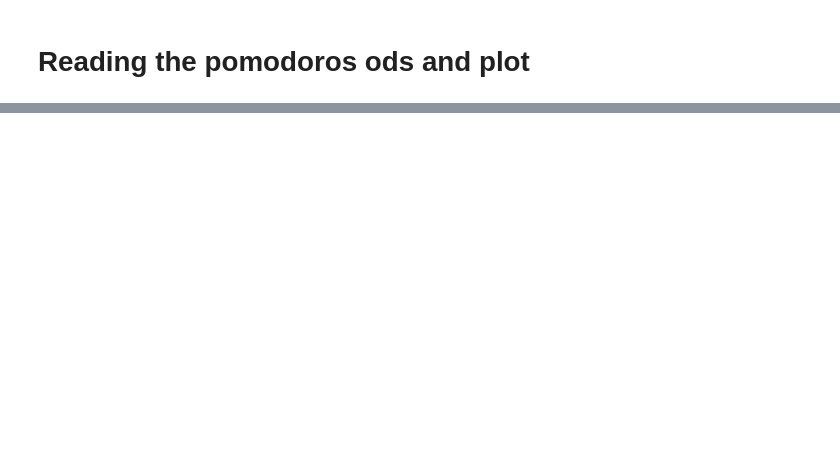
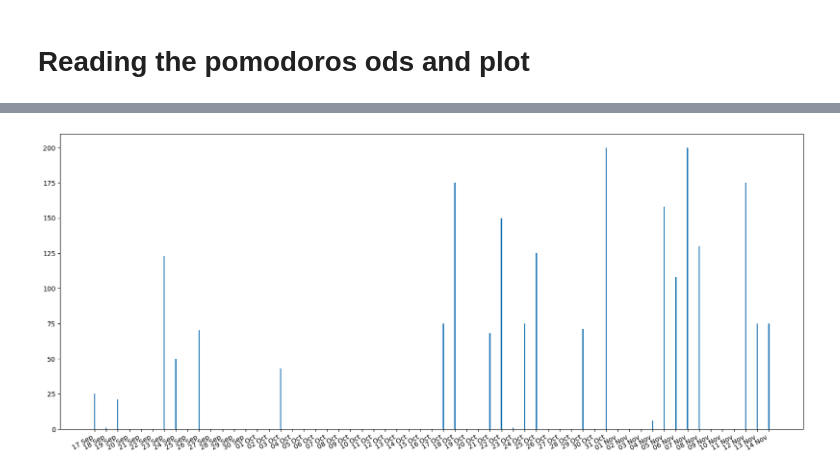
Before and after one commit to RichardHitier/git-analysis, a Jupyter notebook: notebooks/ReadPomodoros.ipynb, the cells around one changed output, grey strips where cells are left out. Drawn from its saved outputs; the diff is of its cells as text; code cells hidden in the pictures; blank space fills up the shorter version.

```diff
--- a/notebooks/ReadPomodoros.ipynb
+++ b/notebooks/ReadPomodoros.ipynb
@@ -41,0 +3,60 @@ if __name__ == "__main__":
+# %%
+import matplotlib.pyplot as plt
+import matplotlib.dates as mdates
+import pandas as pd
+
+
+
+def pomofocus_to_df(project_name="CALIPSO"):
+    _my_df = pd.read_csv('../data/pomofocus.csv',header=0, index_col=0, parse_dates=True)
+    # read_excel("pomodoros.ods", sheet_name="pomodoros",header=1, index_col=0, parse_dates=True)
+    _my_df.fillna(0, inplace=True)
+    # 1- Insert new column 'main_project' keeping first part of project name
+    _my_df.insert(0, 'main_project',"")
+    _my_df['main_project'] = _my_df.project.apply(lambda x: x.split()[0] if x!=0 else "")
+
+    # 2- extract wanted project only and keep only two columns
+    _my_df = _my_df[_my_df['main_project'] == project_name]
+    _my_df = _my_df.minutes
+
+    # 3- aggregate by day
+    _my_df=_my_df.groupby(level=0).sum()
+    # 4- add missing days reindex
+    day_first = _my_df.index[0]
+    day_last = _my_df.index[-1]
+    day_idx = pd.date_range(start=day_first, end=day_last, freq='D')
+    _my_df=_my_df.reindex(day_idx, fill_value=0.0)
+    return _my_df
+
+
+if __name__ == "__main__":
+    # for prj in ["CALIPSO", "PRO", "BHT", "PERSO"]:
+    # for prj in ["CALIPSO"]:
+    #     project_df = pomofocus_to_df(prj)
+    #     print(f"{len(project_df)} lines for {prj}")
+    #     print( project_df)
+    #     # print(project_df.columns)
+
+    my_df = pomofocus_to_df(prj)
+
+    # import sys
+    # sys.exit()
+
+
+    fig, ax = plt.subplots(1, figsize=(20,8), sharex=True)
+
+
+    # print(my_df)
+
+
+    ax.tick_params(axis='x', labelsize=10, rotation=30)
+    # date_format = '%a %d %b'
+    # date_format = '%d-%m-%y'
+    date_format = '%d %b'
+    ax.xaxis.set_major_formatter(mdates.DateFormatter(date_format))
+    ax.set_xticks(my_df.index)
+    ax.set_xticklabels (ax.get_xticklabels(), ha="right")
+
+    ax.bar(my_df.index, my_df, width=0.1)
+# %% [output]
+[figure, added]
```
Also changed, not shown: parts of 1 cell of this notebook, 5 other files.
